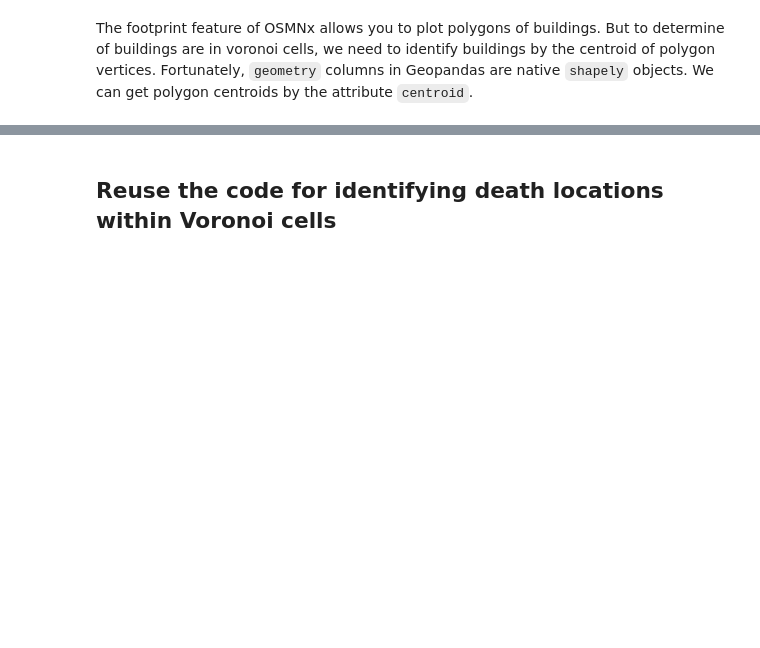
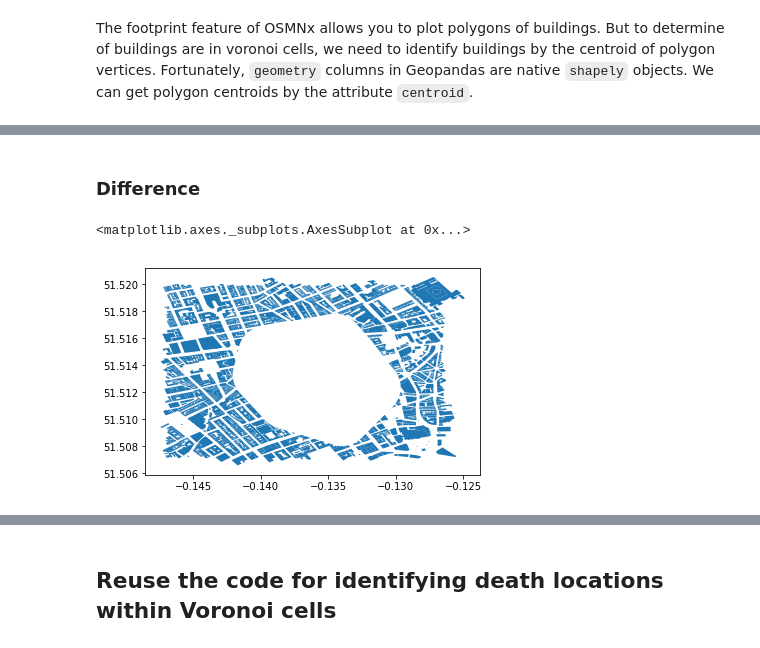
Before and after one commit to nravilla/1854-Cholera-Outbreak-London-Advanced-2, a Jupyter notebook: NB06-Buildings-in-Voronoi-Cells.ipynb, the cells around one changed output, grey strips where cells are left out. Saved outputs shown, nothing was run; the diff lists cells and outputs as text; code cells hidden in the pictures; blank space fills up the shorter version.

```diff
--- a/NB06-Buildings-in-Voronoi-Cells.ipynb
+++ b/NB06-Buildings-in-Voronoi-Cells.ipynb
@@ -93,0 +143,9 @@ footprints_centroid_gdf
+# %% [markdown]
+### Difference
+# %%
+difference1 = gpd.overlay(footprints_gdf, clipped_voronoi_gdf, how='difference')
+
+difference1.plot()
+# %% [output]
+<matplotlib.axes._subplots.AxesSubplot at 0x...>
+[figure, added]
```
Also changed, not shown: parts of 12 cells of this notebook.
